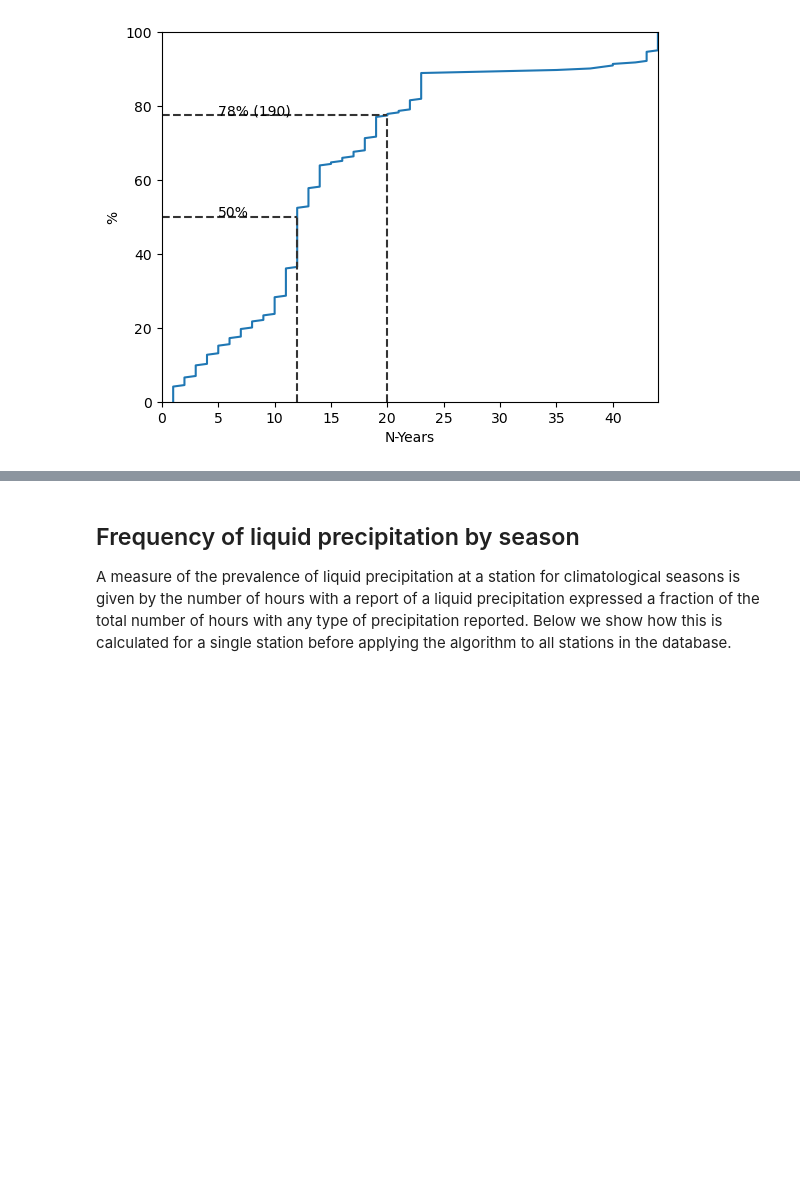
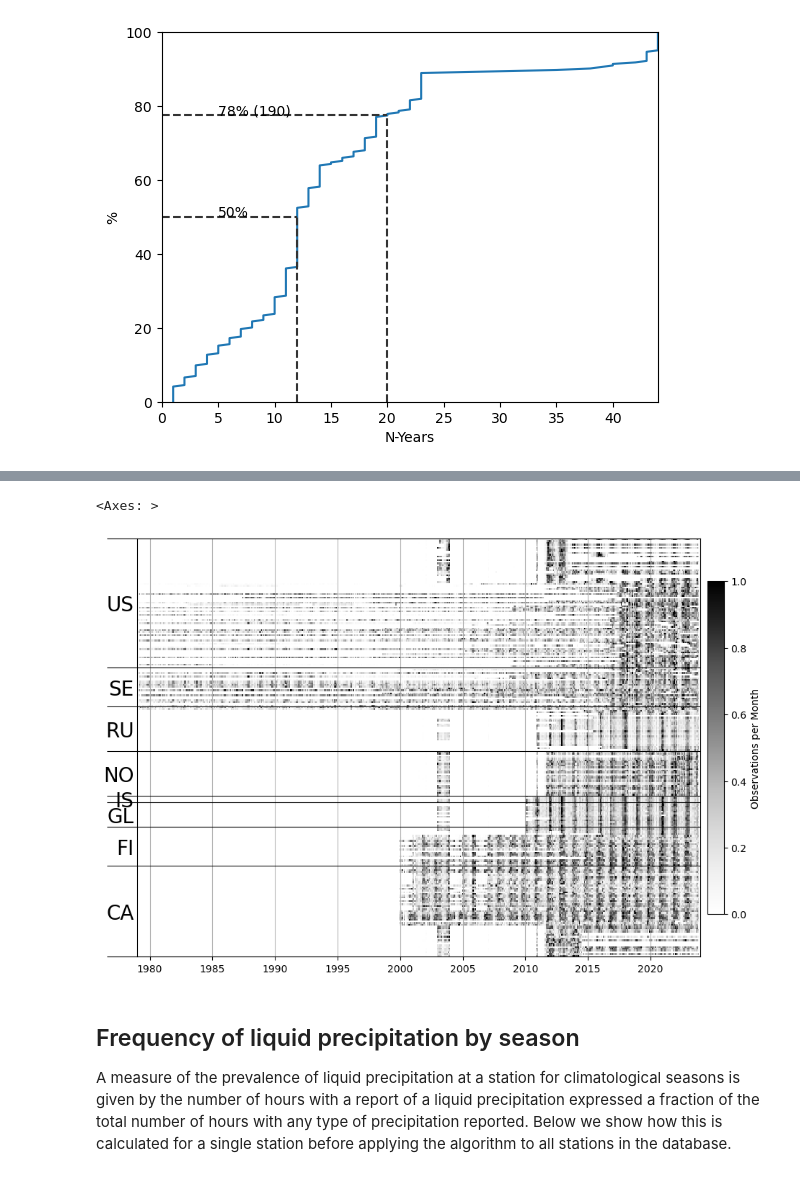
Before and after one commit to andypbarrett/rain_on_snow_climatology_paper, a Jupyter notebook: notebooks/liquid_precipitation_event_fraction.ipynb, the cells around one changed output, grey strips where cells are left out. Drawn from its saved outputs; the diff is of its cells as text; code cells hidden in the pictures; blank space fills up the shorter version.

```diff
--- a/notebooks/liquid_precipitation_event_fraction.ipynb
+++ b/notebooks/liquid_precipitation_event_fraction.ipynb
@@ -265,0 +278,3 @@ fig.colorbar(img, shrink=0.75, label="P-type Observations per Month", aspect=50)
+# %%
+country_order = gmetadata.sort_values("country").index.values
+country_order
@@ -266,3 +299,12 @@ fig.colorbar(img, shrink=0.75, label="P-type Observations per Month", aspect=50)
+# %%
+fig, ax = plt.subplots(figsize=(12,12))
+
+heatmap(ptype_count, country_order, ax=ax, aspect=50)
+# ax.set_aspect(60)
+# # fig.savefig("hourly_observations_per_month.png")
+# %% [output]
+<Axes: >
+[figure, added]
 # %% [markdown]
 ## Frequency of liquid precipitation by season
 
```
Also changed, not shown: parts of 14 cells of this notebook.
